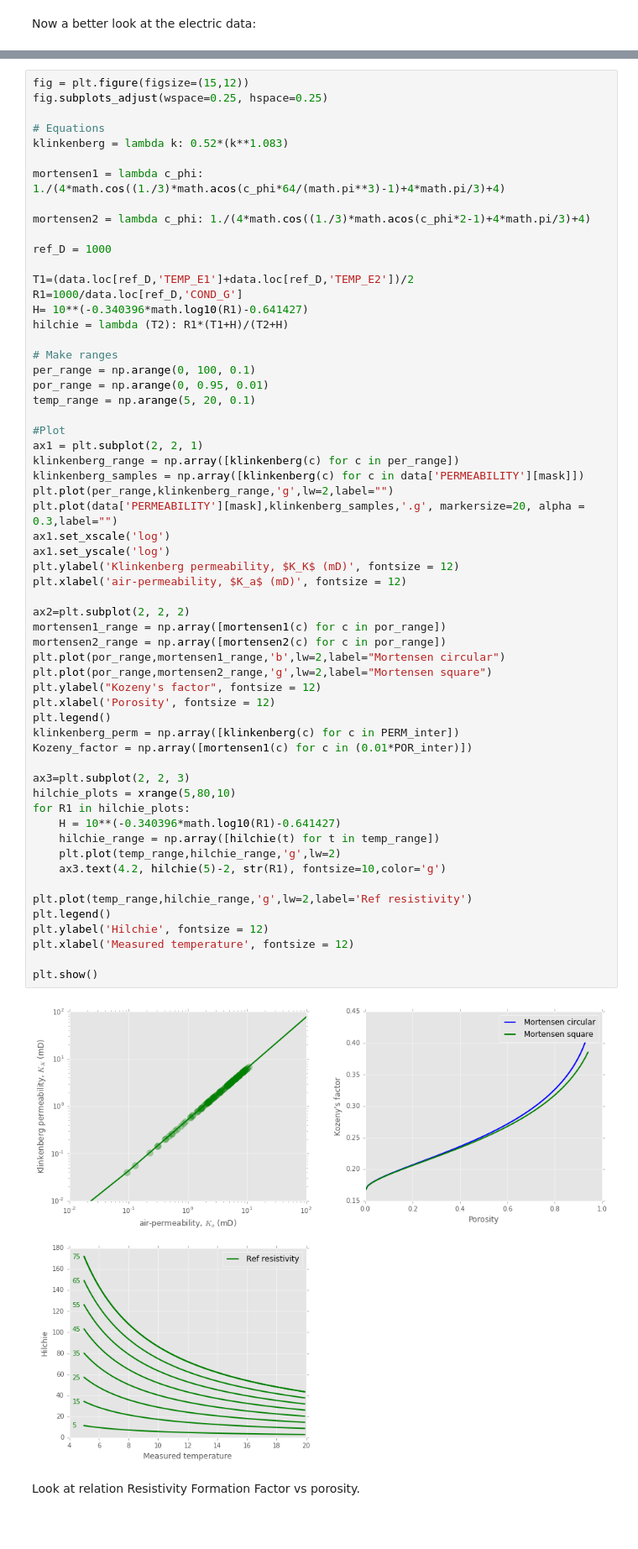
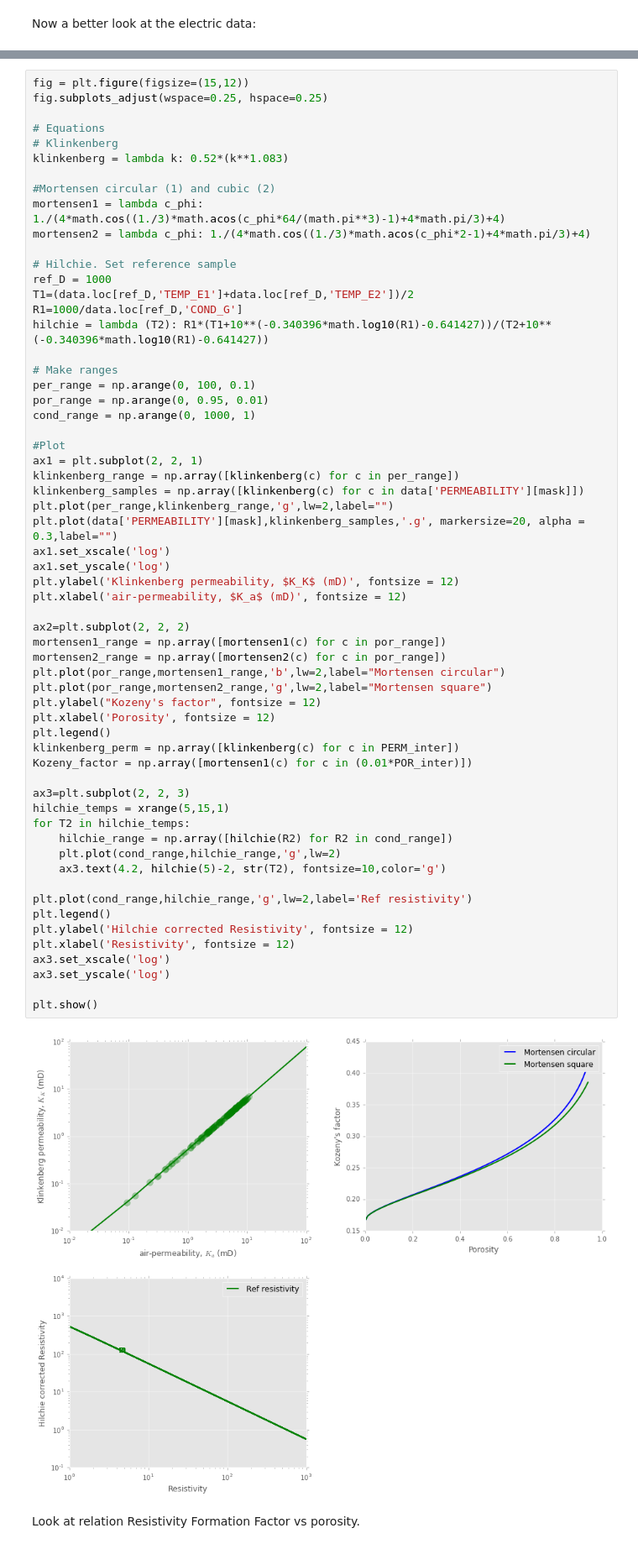
Before and after one commit to TobbeTripitaka/Dalbyover, a Jupyter notebook: Dalbyover sonic log.ipynb, the cells around one changed output, grey strips where cells are left out. Shown at 84% size. Drawn from its saved outputs; the diff is of its cells as text; blank space fills up the shorter version.

```diff
--- a/Dalbyover sonic log.ipynb
+++ b/Dalbyover sonic log.ipynb
@@ -545,62 +554,63 @@ fig = plt.figure(figsize=(15,12))
 fig.subplots_adjust(wspace=0.25, hspace=0.25)
 
 # Equations
+# Klinkenberg
 klinkenberg = lambda k: 0.52*(k**1.083)
 
+#Mortensen circular (1) and cubic (2)
 mortensen1 = lambda c_phi: 1./(4*math.cos((1./3)*math.acos(c_phi*64/(math.pi**3)-1)+4*math.pi/3)+4)
-
 mortensen2 = lambda c_phi: 1./(4*math.cos((1./3)*math.acos(c_phi*2-1)+4*math.pi/3)+4)
 
+# Hilchie. Set reference sample
 ref_D = 1000
-
 T1=(data.loc[ref_D,'TEMP_E1']+data.loc[ref_D,'TEMP_E2'])/2
 R1=1000/data.loc[ref_D,'COND_G']
-H= 10**(-0.340396*math.log10(R1)-0.641427)
-hilchie = lambda (T2): R1*(T1+H)/(T2+H)
+hilchie = lambda (T2): R1*(T1+10**(-0.340396*math.log10(R1)-0.641427))/(T2+10**(-0.340396*math.log10(R1)-0.641427))
 
 # Make ranges
 per_range = np.arange(0, 100, 0.1)
 por_range = np.arange(0, 0.95, 0.01)
-temp_range = np.arange(5, 20, 0.1)
+cond_range = np.arange(0, 1000, 1)
 
 #Plot
 ax1 = plt.subplot(2, 2, 1)
 klinkenberg_range = np.array([klinkenberg(c) for c in per_range])
 klinkenberg_samples = np.array([klinkenberg(c) for c in data['PERMEABILITY'][mask]])
 plt.plot(per_range,klinkenberg_range,'g',lw=2,label="")
 plt.plot(data['PERMEABILITY'][mask],klinkenberg_samples,'.g', markersize=20, alpha = 0.3,label="")
 ax1.set_xscale('log')
 ax1.set_yscale('log')
 plt.ylabel('Klinkenberg permeability, $K_K$ (mD)', fontsize = 12)
 plt.xlabel('air-permeability, $K_a$ (mD)', fontsize = 12)
 
 ax2=plt.subplot(2, 2, 2)
 mortensen1_range = np.array([mortensen1(c) for c in por_range])
 mortensen2_range = np.array([mortensen2(c) for c in por_range])
 plt.plot(por_range,mortensen1_range,'b',lw=2,label="Mortensen circular")
 plt.plot(por_range,mortensen2_range,'g',lw=2,label="Mortensen square")
 plt.ylabel("Kozeny's factor", fontsize = 12)
 plt.xlabel('Porosity', fontsize = 12)
 plt.legend()
 klinkenberg_perm = np.array([klinkenberg(c) for c in PERM_inter])
 Kozeny_factor = np.array([mortensen1(c) for c in (0.01*POR_inter)])
 
 ax3=plt.subplot(2, 2, 3)
-hilchie_plots = xrange(5,80,10)
-for R1 in hilchie_plots:
-    H = 10**(-0.340396*math.log10(R1)-0.641427)
-    hilchie_range = np.array([hilchie(t) for t in temp_range])
-    plt.plot(temp_range,hilchie_range,'g',lw=2)
-    ax3.text(4.2, hilchie(5)-2, str(R1), fontsize=10,color='g')
+hilchie_temps = xrange(5,15,1)
+for T2 in hilchie_temps:
+    hilchie_range = np.array([hilchie(R2) for R2 in cond_range])
+    plt.plot(cond_range,hilchie_range,'g',lw=2)
+    ax3.text(4.2, hilchie(5)-2, str(T2), fontsize=10,color='g')
 
-plt.plot(temp_range,hilchie_range,'g',lw=2,label='Ref resistivity')
+plt.plot(cond_range,hilchie_range,'g',lw=2,label='Ref resistivity')
 plt.legend()
-plt.ylabel('Hilchie', fontsize = 12)
-plt.xlabel('Measured temperature', fontsize = 12)
+plt.ylabel('Hilchie corrected Resistivity', fontsize = 12)
+plt.xlabel('Resistivity', fontsize = 12)
+ax3.set_xscale('log')
+ax3.set_yscale('log')
 
 plt.show()
 # %% [output]
-[figure, old version]
+[figure, new version]
 # %% [markdown]
 Look at relation Resistivity Formation Factor vs porosity.
 # %%
```
Also changed, not shown: parts of 3 cells of this notebook.
